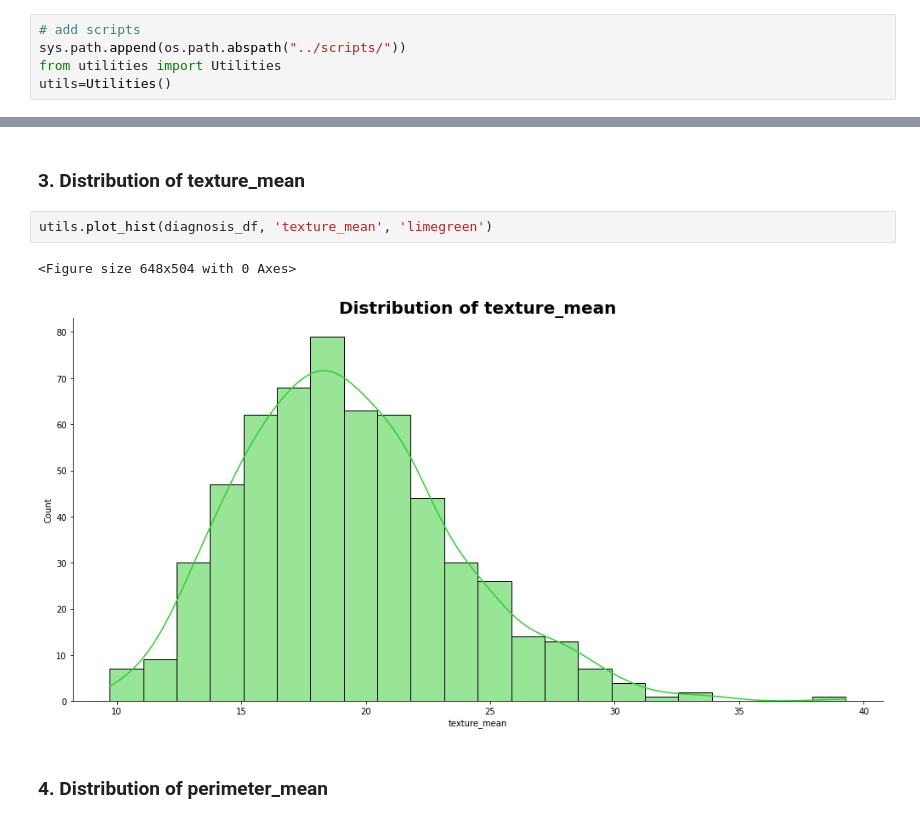
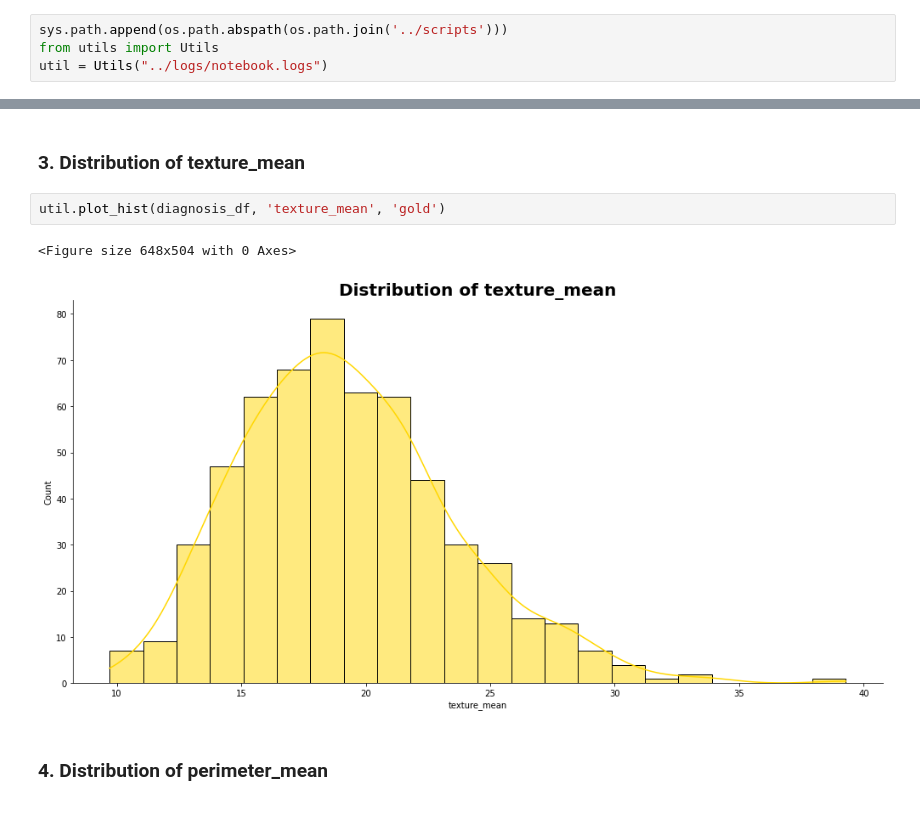
Before and after one commit to wakura-mbuya/Breast-Cancer-Causal-Inference, a Jupyter notebook: notebooks/eda.ipynb, the cells around one changed output, grey strips where cells are left out. Cells and saved outputs as stored; diff of their text form.

```diff
--- a/notebooks/eda.ipynb
+++ b/notebooks/eda.ipynb
@@ -97,5 +96,4 @@ diagnosis_df.head()
 # %%
-# add scripts
-sys.path.append(os.path.abspath("../scripts/"))
-from utilities import Utilities
-utils=Utilities()
+sys.path.append(os.path.abspath(os.path.join('../scripts')))
+from utils import Utils
+util = Utils("../logs/notebook.logs")
@@ -115,10 +115,10 @@ utils.plot_hist(diagnosis_df, 'radius_mean', 'limegreen')
 # %% [markdown]
 ### 3. Distribution of texture_mean
 # %%
-utils.plot_hist(diagnosis_df, 'texture_mean', 'limegreen')
+util.plot_hist(diagnosis_df, 'texture_mean', 'gold')
 # %% [output]
 <Figure size 648x504 with 0 Axes>
-[figure, old version]
+[figure, new version]
 # %% [markdown]
 ### 4. Distribution of perimeter_mean
 # %%
```
Also changed, not shown: parts of 31 cells of this notebook, 4 other files.
